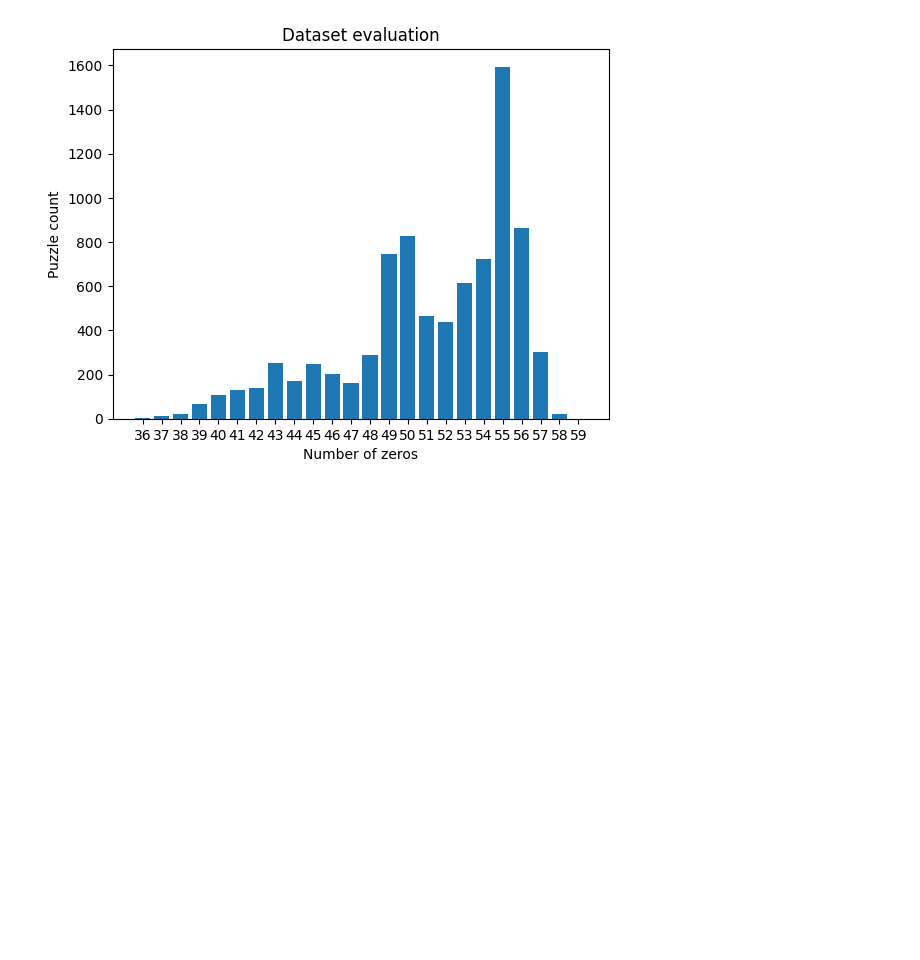
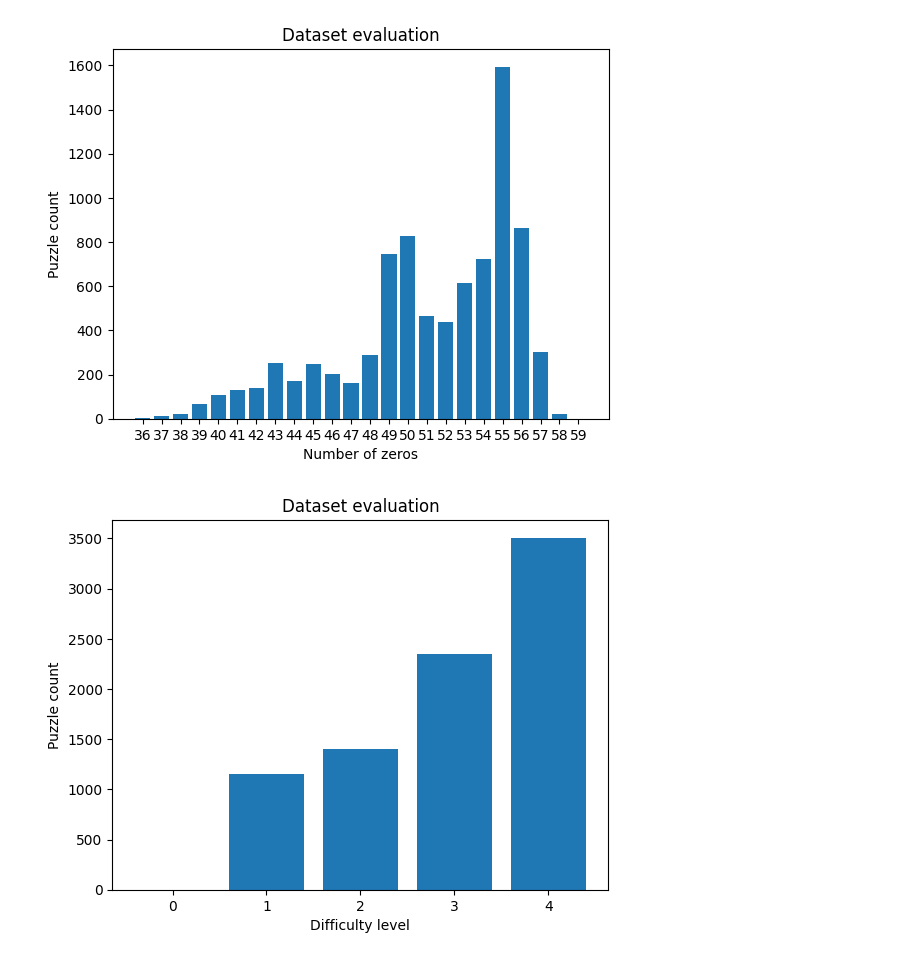
Before and after one commit to frankieinguanez/com.mcast.projects.sudoku, a Jupyter notebook: src/3.1 - Dataset Evaluation.ipynb, the cells around one changed output. Cells and saved outputs as stored; diff of their text form; code cells hidden in the pictures; blank space fills up the shorter version.

Commit message:
Revised dataset evaluation

```diff
--- a/src/3.1 - Dataset Evaluation.ipynb
+++ b/src/3.1 - Dataset Evaluation.ipynb
@@ -86,3 +86,26 @@ plt.title("Dataset evaluation")
 plt.show()
 # %% [output]
 [figure]
+# %%
+buckets = {0:0, 1:0, 2:0, 3:0, 4:0}
+
+for i in list(stats.keys()):
+    if (81-i)>46:
+        buckets[0]+=stats[i]
+    elif (81-i)>=36:
+        buckets[1]+=stats[i]
+    elif (81-i)>=32:
+        buckets[2]+=stats[i]
+    elif (81-i)>=28:
+        buckets[3]+=stats[i]
+    else: buckets[4]+=stats[i]
+# %%
+plt.bar(range(len(buckets)), list(buckets.values()), align='center')
+plt.xticks(range(len(buckets)), list(buckets.keys()))
+plt.xlabel("Difficulty level")
+plt.ylabel("Puzzle count")
+plt.title("Dataset evaluation")
+
+plt.show()
+# %% [output]
+[figure, added]
```
Also changed, not shown: 6 other files.
